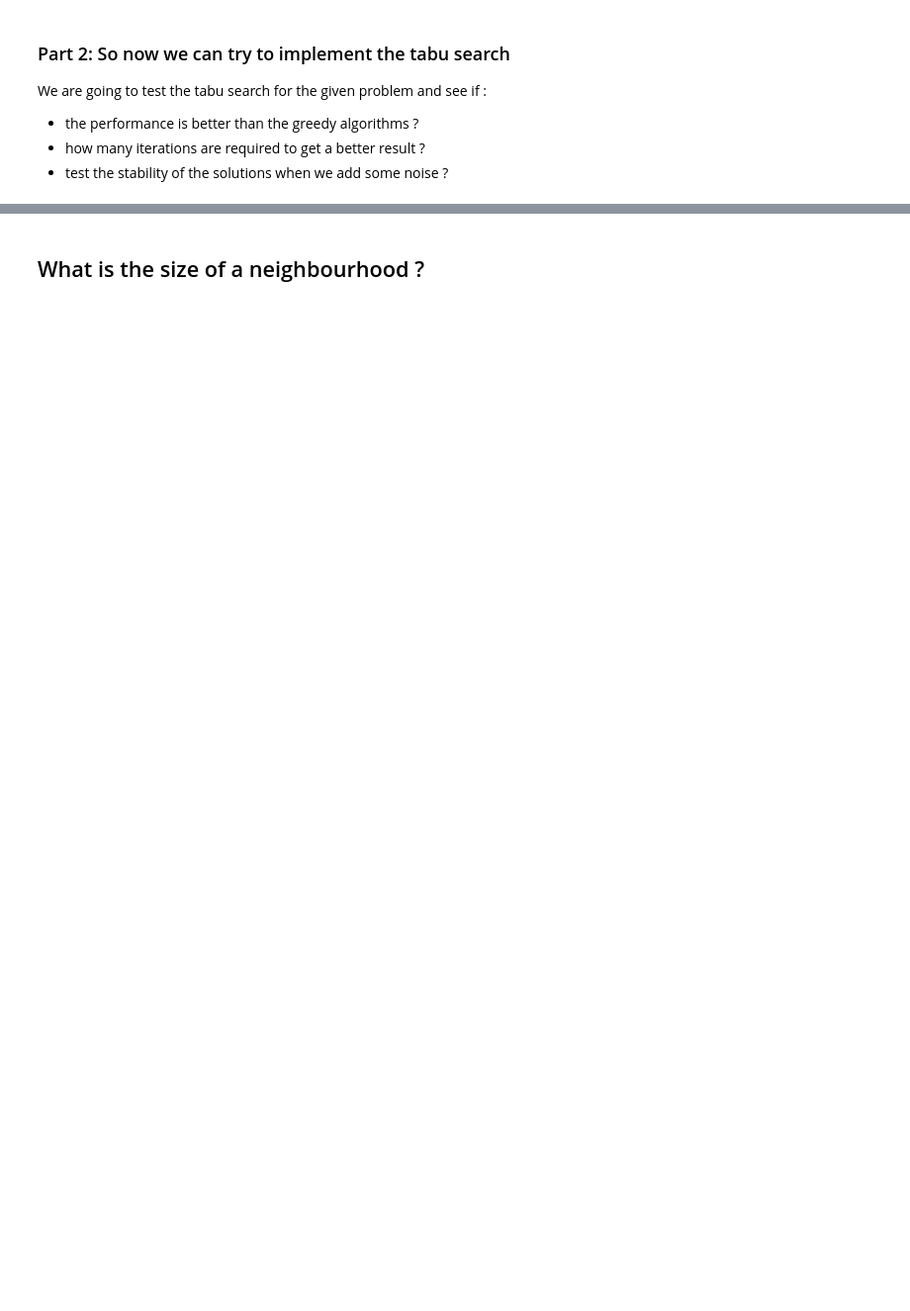
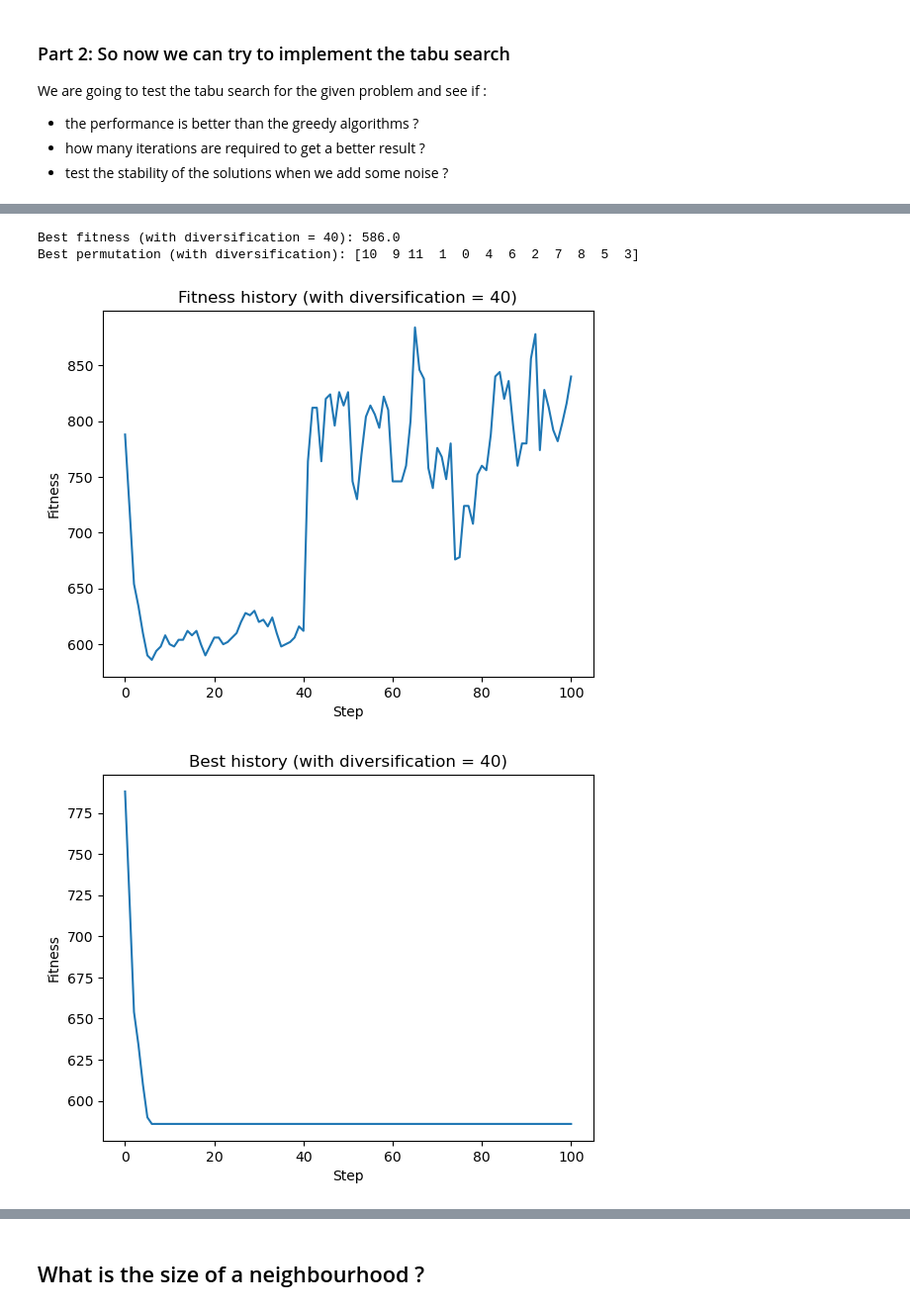
Before and after one commit to Arkanthara/metaheuristics_for_optimization, a Jupyter notebook: tp2_2025_donnet.ipynb, the cells around one changed output, grey strips where cells are left out. Shown at 99% size. Saved outputs shown, nothing was run; the diff lists cells and outputs as text; code cells hidden in the pictures; blank space fills up the shorter version.

```diff
--- a/tp2_2025_donnet.ipynb
+++ b/tp2_2025_donnet.ipynb
@@ -626,0 +645,21 @@ Best history: [598. 710. 810. 838. 850. 856. 866. 868. 868. 868. 868. 868. 868.
+# %%
+best_fitness, best_permutation, fitness_history, best_history = tabu_search(W, D, 4, 100, True, 40)
+print(f"Best fitness (with diversification = 40): {best_fitness}")
+print(f"Best permutation (with diversification): {best_permutation}")
+plt.figure()
+plt.plot(np.arange(len(fitness_history)), fitness_history)
+plt.title("Fitness history (with diversification = 40)")
+plt.xlabel("Step")
+plt.ylabel("Fitness")
+plt.show()
+plt.figure()
+plt.plot(np.arange(len(best_history)), best_history)
+plt.title("Best history (with diversification = 40)")
+plt.xlabel("Step")
+plt.ylabel("Fitness")
+plt.show()
+# %% [output]
+Best fitness (with diversification = 40): 586.0
+Best permutation (with diversification): [10  9 11  1  0  4  6  2  7  8  5  3]
+[figure, added]
+[figure, added]
```
Also changed, not shown: parts of 10 cells of this notebook.
